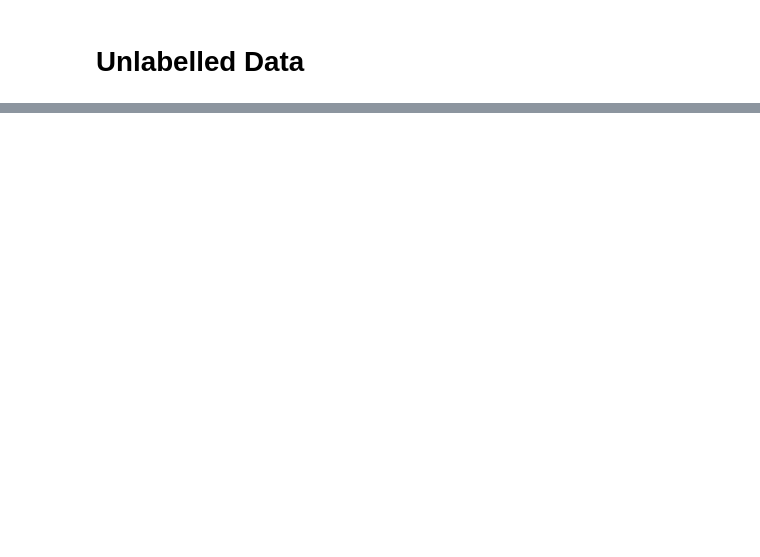
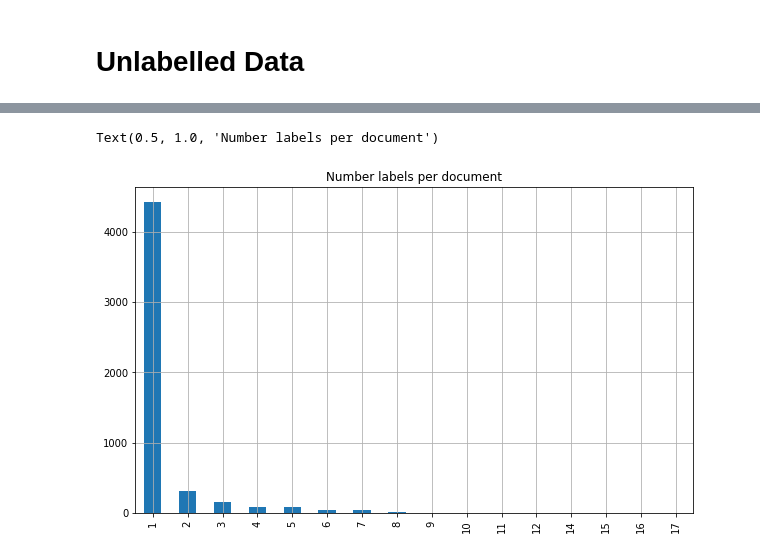
Before and after one commit to vondersam/sdgs_text_classifier, a Jupyter notebook: experiments/data_analysis.ipynb, the cells around one changed output, grey strips where cells are left out. Cells and saved outputs as stored; diff of their text form; code cells hidden in the pictures; blank space fills up the shorter version.

```diff
--- a/experiments/data_analysis.ipynb
+++ b/experiments/data_analysis.ipynb
@@ -39,0 +86,18 @@ unlabelled.head(3)
+# %%
+labels_per_text = labelled.labels.str.len()
+labels_per_text = labels_per_text.value_counts().sort_index()
+labels_per_text
+
+# Average of string length
+# Min string length
+# Max string length
+
+
+#df_sdgs = labelled.drop(['text'], axis=1)
+#counts = []
+#categories = list(df_sdgs.labels.values); categories
+#for i in categories:
+#    counts.append((i, df_sdgs[i].sum()))
+#df_stats = pd.DataFrame(counts, columns=['sdg', 'No. texts'])
+#df_stats = pd.DataFrame(counts, columns=['sdg', '#texts']).to_latex(column_format='lr')
+#df_stats
@@ -39,0 +122,6 @@ unlabelled.head(3)
+# %%
+labels_per_text.plot(kind='bar', legend=False, grid=True, figsize=(10, 6))
+plt.title("Number labels per document")
+# %% [output]
+Text(0.5, 1.0, 'Number labels per document')
+[figure, added]
```
Also changed, not shown: parts of 13 cells of this notebook.
